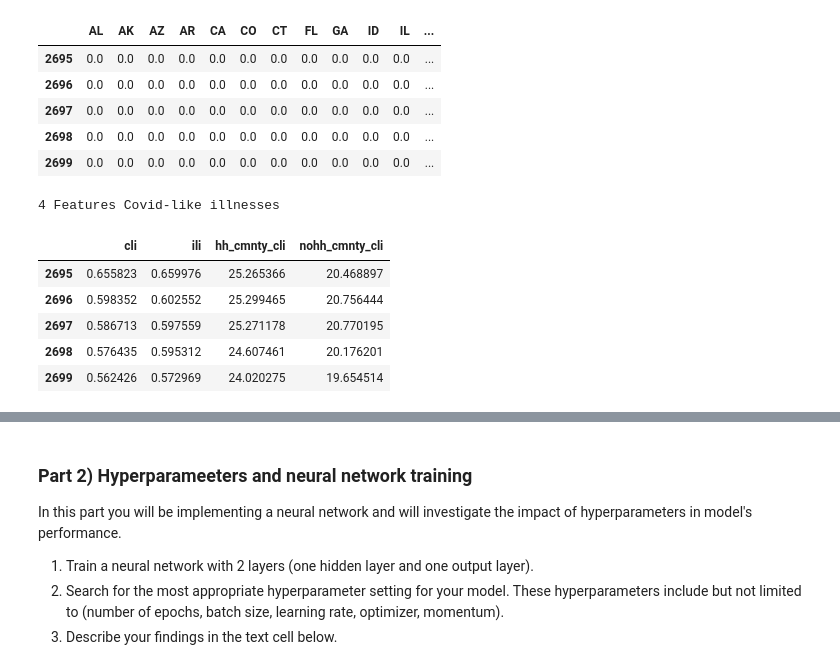
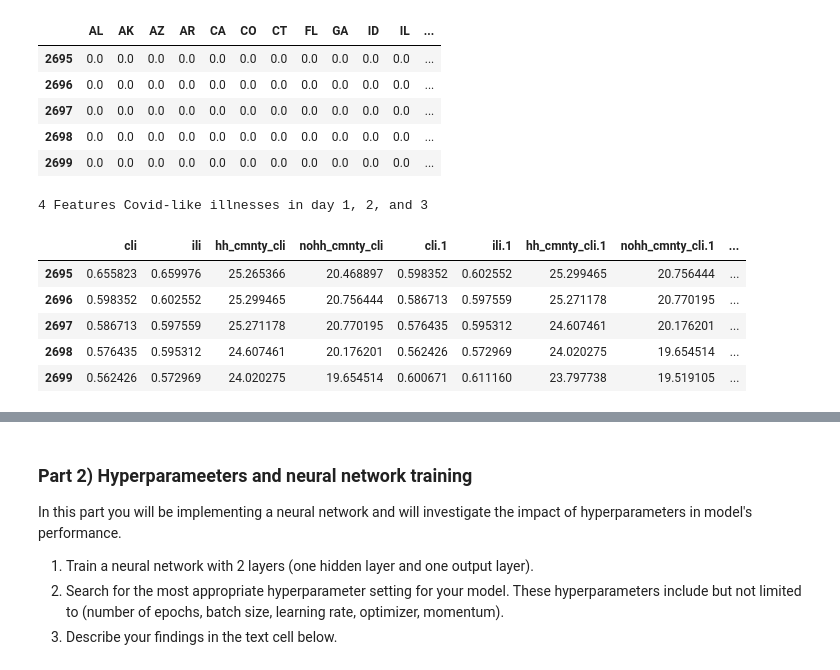
Before and after one commit to alexsalman/DeepLearningAssignments, a Jupyter notebook: Assignment_1.ipynb, the cells around one changed output, grey strips where cells are left out. Cells and saved outputs as stored; diff of their text form; code cells hidden in the pictures.

```diff
--- a/Assignment_1.ipynb
+++ b/Assignment_1.ipynb
@@ -123,14 +127,17 @@ data.iloc[-5:,1:41]
 | 2698 | 0.0 | 0.0 | 0.0 | 0.0 | 0.0 | 0.0 | 0.0 | 0.0 | 0.0 | 0.0 | 0.0 | ... |
 | 2699 | 0.0 | 0.0 | 0.0 | 0.0 | 0.0 | 0.0 | 0.0 | 0.0 | 0.0 | 0.0 | 0.0 | ... |
 # %%
-print('4 Features Covid-like illnesses')
+print('4 Features Covid-like illnesses in day 1, 2, and 3')
 pd.set_option("display.max_columns", len(data.columns))
-data.iloc[-5:,41:45]
+#data.iloc[-5:,41:45]
+data[['cli', 'ili', 'hh_cmnty_cli', 'nohh_cmnty_cli',
+      'cli.1', 'ili.1', 'hh_cmnty_cli.1', 'nohh_cmnty_cli.1',
+      'cli.2', 'ili.2', 'hh_cmnty_cli.2', 'nohh_cmnty_cli.2']].tail()
 # %% [output]
-4 Features Covid-like illnesses
+4 Features Covid-like illnesses in day 1, 2, and 3
-|  | cli | ili | hh_cmnty_cli | nohh_cmnty_cli |
-| 2695 | 0.655823 | 0.659976 | 25.265366 | 20.468897 |
-| 2696 | 0.598352 | 0.602552 | 25.299465 | 20.756444 |
-| 2697 | 0.586713 | 0.597559 | 25.271178 | 20.770195 |
-| 2698 | 0.576435 | 0.595312 | 24.607461 | 20.176201 |
-| 2699 | 0.562426 | 0.572969 | 24.020275 | 19.654514 |
+|  | cli | ili | hh_cmnty_cli | nohh_cmnty_cli | cli.1 | ili.1 | hh_cmnty_cli.1 | nohh_cmnty_cli.1 | ... |
+| 2695 | 0.655823 | 0.659976 | 25.265366 | 20.468897 | 0.598352 | 0.602552 | 25.299465 | 20.756444 | ... |
+| 2696 | 0.598352 | 0.602552 | 25.299465 | 20.756444 | 0.586713 | 0.597559 | 25.271178 | 20.770195 | ... |
+| 2697 | 0.586713 | 0.597559 | 25.271178 | 20.770195 | 0.576435 | 0.595312 | 24.607461 | 20.176201 | ... |
+| 2698 | 0.576435 | 0.595312 | 24.607461 | 20.176201 | 0.562426 | 0.572969 | 24.020275 | 19.654514 | ... |
+| 2699 | 0.562426 | 0.572969 | 24.020275 | 19.654514 | 0.600671 | 0.611160 | 23.797738 | 19.519105 | ... |
```
Also changed, not shown: parts of 7 cells of this notebook.
